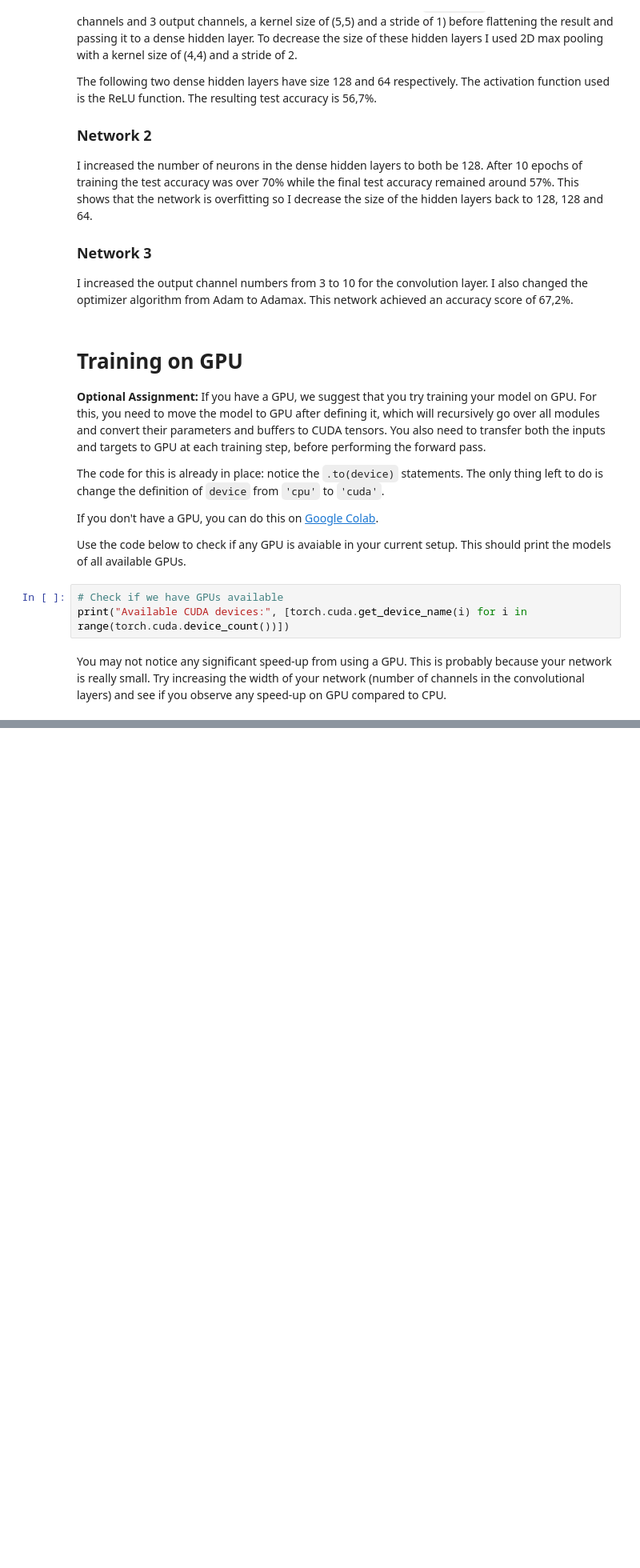
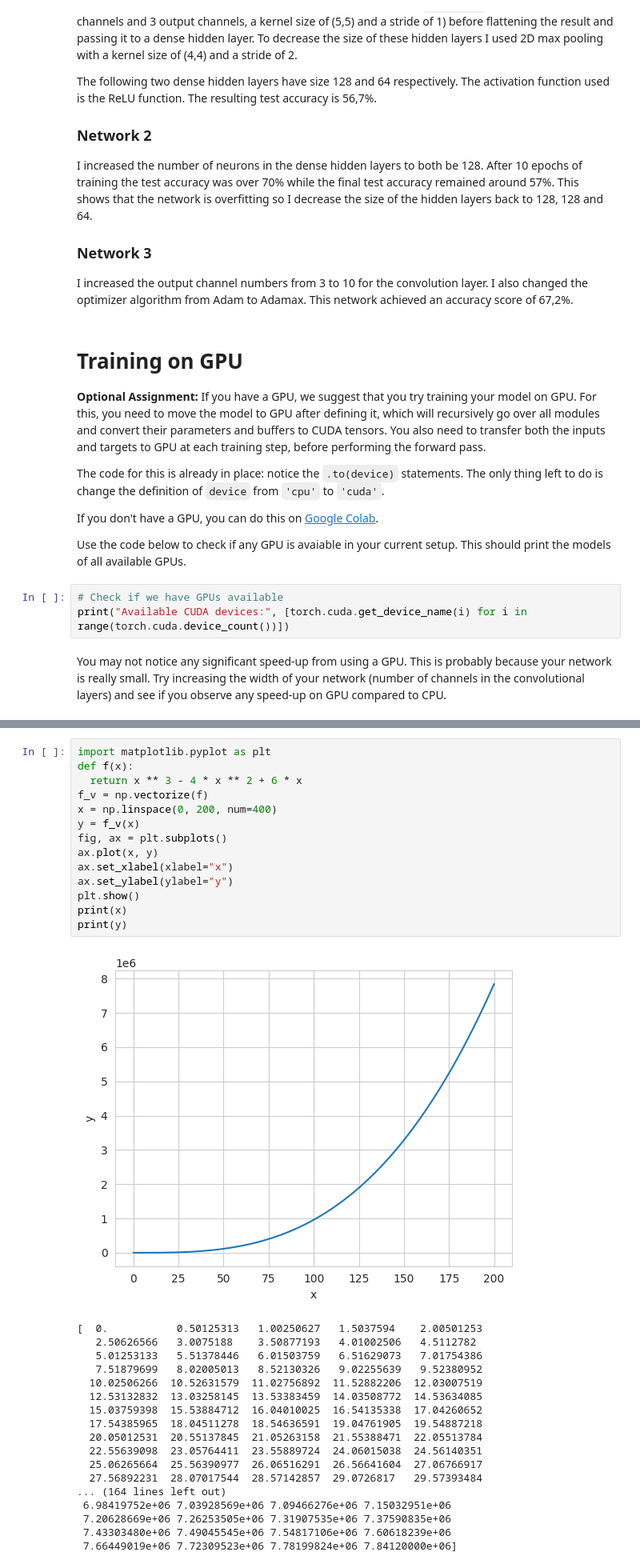
Before and after one commit to eperst/02456-deep-learning-with-PyTorch, a Jupyter notebook: 4_Convolutional/4.2-EXE-CNN-CIFAR-10.ipynb, the cells around one changed output, grey strips where cells are left out. Shown at 80% size. Drawn from its saved outputs; the diff is of its cells as text; blank space fills up the shorter version.

```diff
--- a/4_Convolutional/4.2-EXE-CNN-CIFAR-10.ipynb
+++ b/4_Convolutional/4.2-EXE-CNN-CIFAR-10.ipynb
@@ -617,0 +471,33 @@ The resulting accuracy is ... As expected, this is much lower than what the mode
+# %%
+import matplotlib.pyplot as plt
+def f(x):
+  return x ** 3 - 4 * x ** 2 + 6 * x
+f_v = np.vectorize(f)
+x = np.linspace(0, 200, num=400)
+y = f_v(x)
+fig, ax = plt.subplots()
+ax.plot(x, y)
+ax.set_xlabel(xlabel="x")
+ax.set_ylabel(ylabel="y")
+plt.show()
+print(x)
+print(y)
+# %% [output]
+[figure, added]
+[  0.           0.50125313   1.00250627   1.5037594    2.00501253
+   2.50626566   3.0075188    3.50877193   4.01002506   4.5112782
+   5.01253133   5.51378446   6.01503759   6.51629073   7.01754386
+   7.51879699   8.02005013   8.52130326   9.02255639   9.52380952
+  10.02506266  10.52631579  11.02756892  11.52882206  12.03007519
+  12.53132832  13.03258145  13.53383459  14.03508772  14.53634085
+  15.03759398  15.53884712  16.04010025  16.54135338  17.04260652
+  17.54385965  18.04511278  18.54636591  19.04761905  19.54887218
+  20.05012531  20.55137845  21.05263158  21.55388471  22.05513784
+  22.55639098  23.05764411  23.55889724  24.06015038  24.56140351
+  25.06265664  25.56390977  26.06516291  26.56641604  27.06766917
+  27.56892231  28.07017544  28.57142857  29.0726817   29.57393484
+... (164 lines left out)
+ 6.98419752e+06 7.03928569e+06 7.09466276e+06 7.15032951e+06
+ 7.20628669e+06 7.26253505e+06 7.31907535e+06 7.37590835e+06
+ 7.43303480e+06 7.49045545e+06 7.54817106e+06 7.60618239e+06
+ 7.66449019e+06 7.72309523e+06 7.78199824e+06 7.84120000e+06]
```
Also changed, not shown: parts of 12 cells of this notebook.
